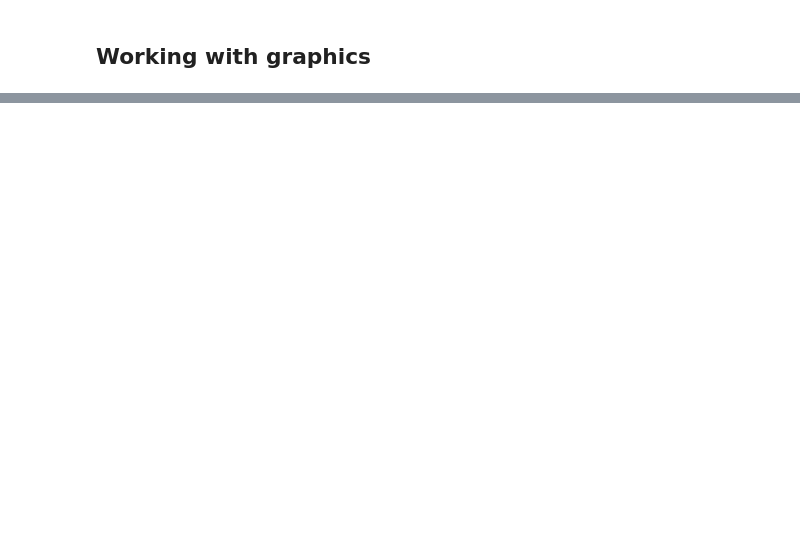
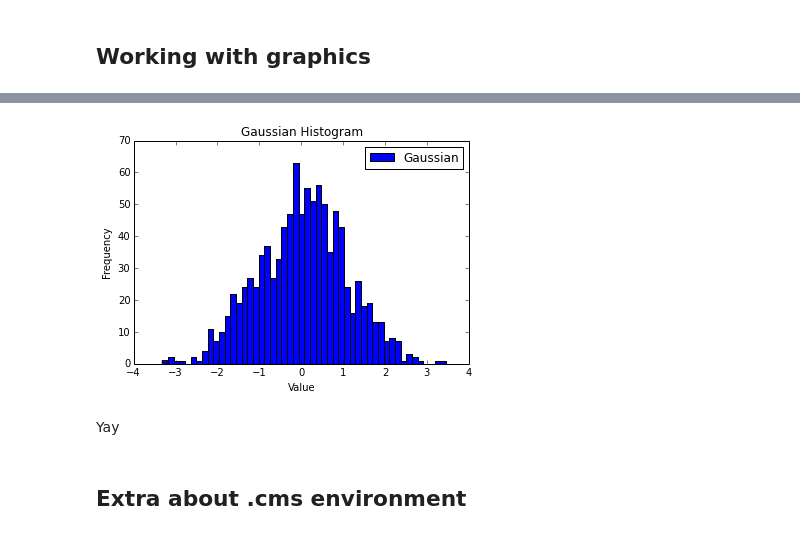
Before and after one commit to xiezhen/notebooks, a Jupyter notebook: workenv.ipynb, the cells around one changed output, grey strips where cells are left out. Drawn from its saved outputs; the diff is of its cells as text; code cells hidden in the pictures; blank space fills up the shorter version.

```diff
--- a/workenv.ipynb
+++ b/workenv.ipynb
@@ -182,0 +282,17 @@ bril/  workenv.ipynb  workenv.py
+# %%
+# an example to plot a histogram in bril environment
+from numpy.random import normal
+import matplotlib.pyplot as plt
+gaussian_numbers = normal(size=1000)
+plt.hist(gaussian_numbers,bins=50,label='Gaussian')
+plt.title("Gaussian Histogram")
+plt.xlabel("Value")
+plt.ylabel("Frequency")
+plt.legend()
+plt.show()
+# %% [output]
+[figure, added]
+# %% [markdown]
+Yay
+# %% [markdown]
+## Extra about .cms environment
```
Also changed, not shown: parts of 61 cells of this notebook.
